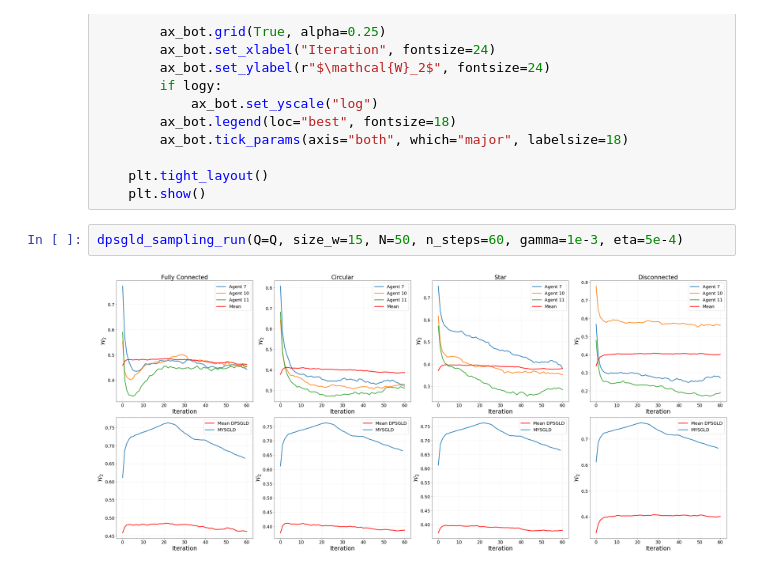
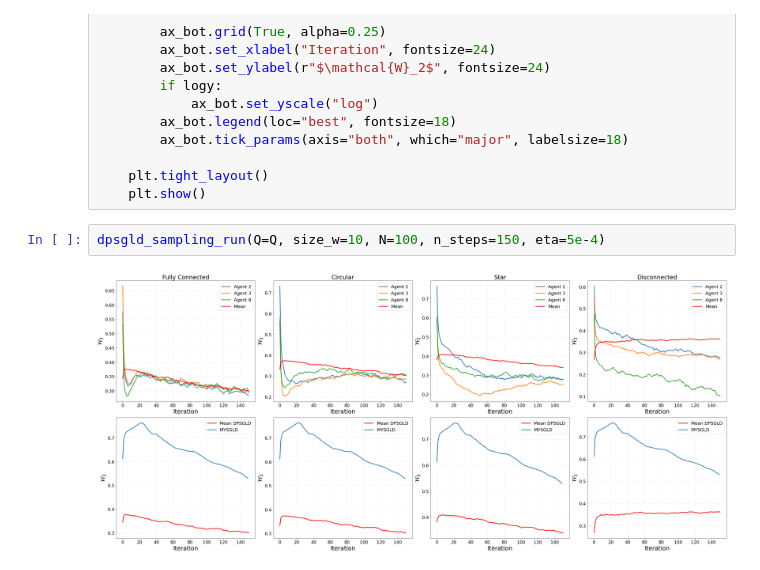
Before and after one commit to rispace/Decentralized-proximal-SGLD, a Jupyter notebook: notebook.ipynb, the cells around one changed output. Saved outputs shown, nothing was run; the diff lists cells and outputs as text.

```diff
--- a/notebook.ipynb
+++ b/notebook.ipynb
@@ -179,6 +179,6 @@ def dpsgld_sampling_run(
     plt.tight_layout()
     plt.show()
 # %%
-dpsgld_sampling_run(Q=Q, size_w=15, N=50, n_steps=60, gamma=1e-3, eta=5e-4)
+dpsgld_sampling_run(Q=Q, size_w=10, N=100, n_steps=150, eta=5e-4)
 # %% [output]
-[figure, old version]
+[figure, new version]
```
Also changed, not shown: parts of 1 cell of this notebook.
